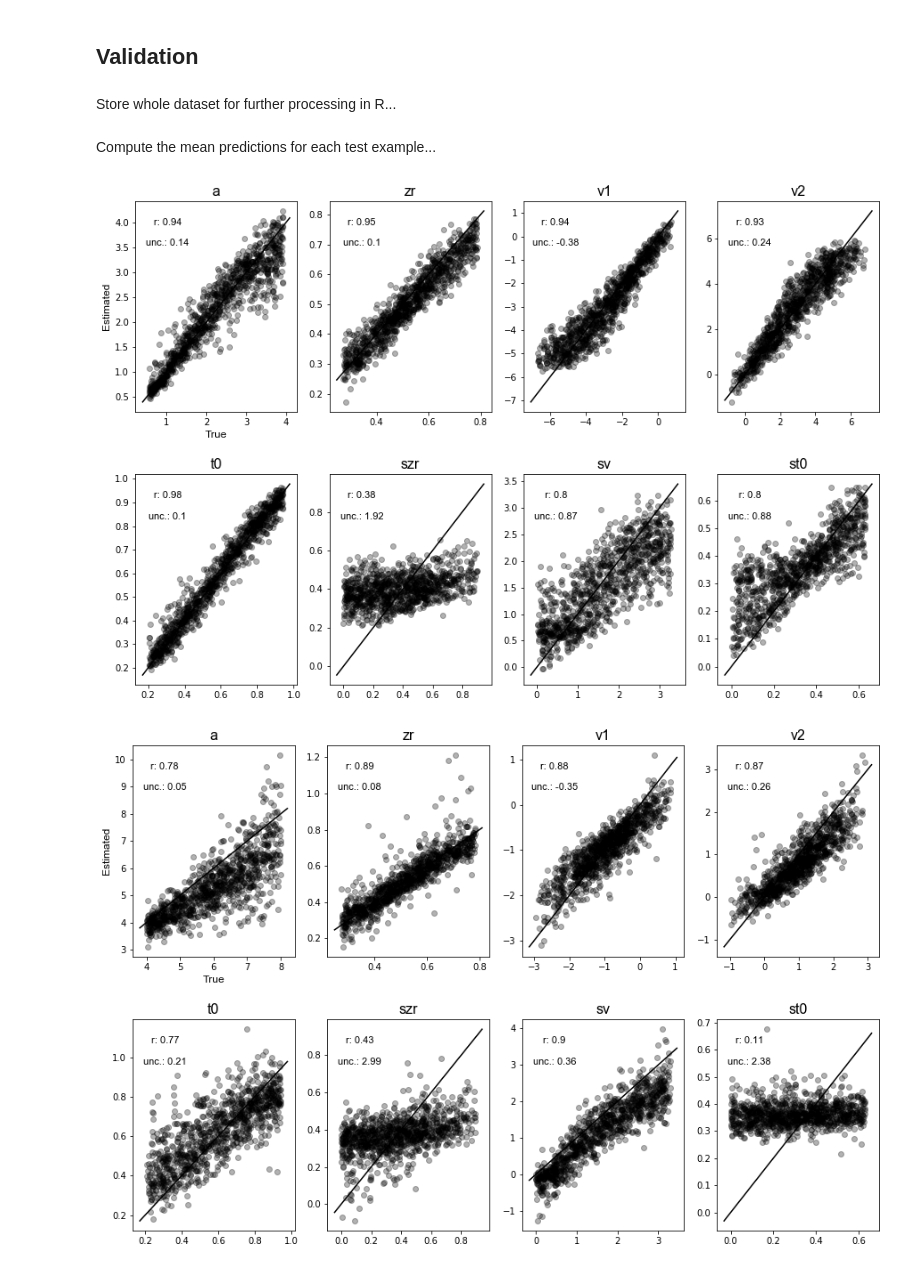
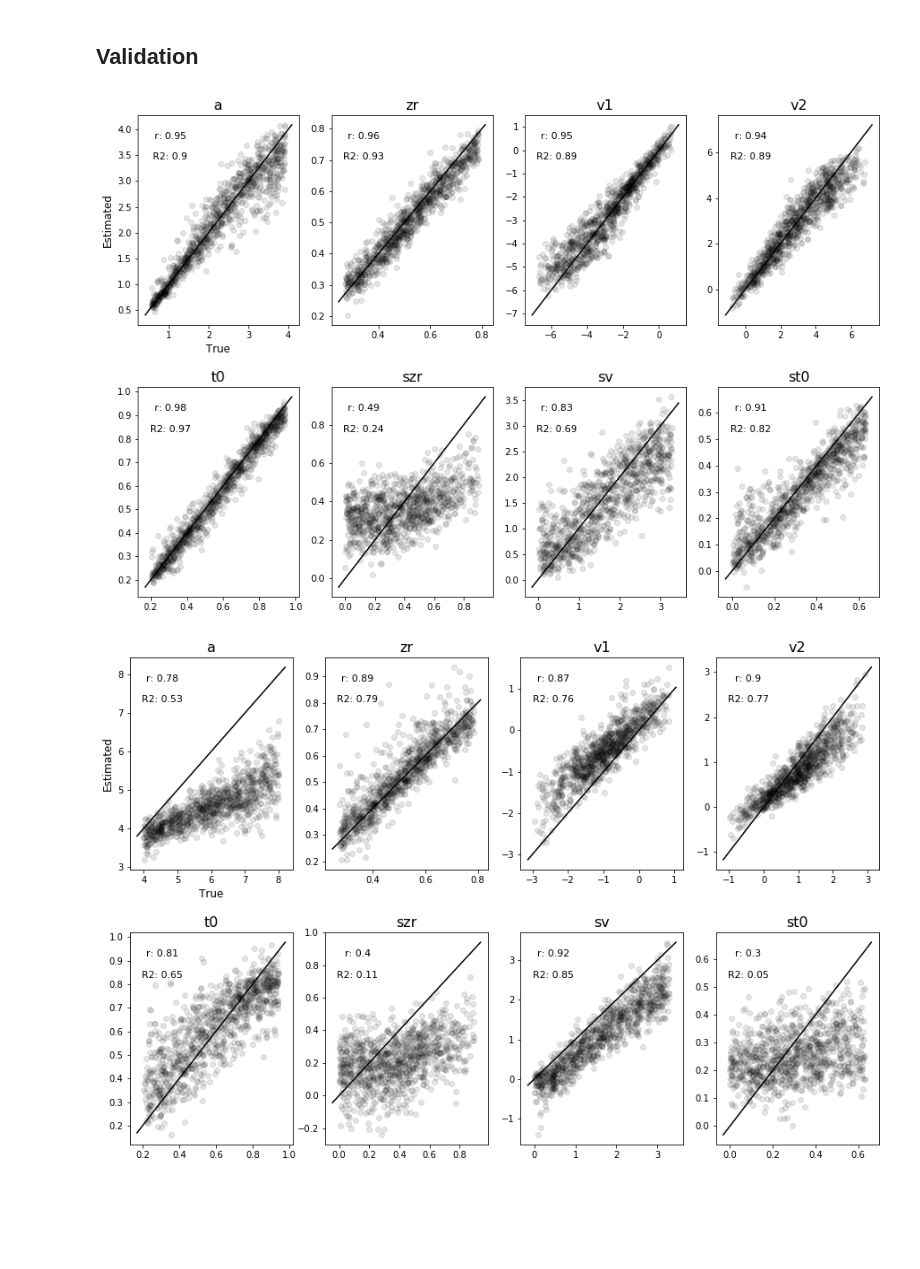
Before and after one commit to mertensu/learning-likelihood, a Jupyter notebook: training_clean.ipynb, the cells around one changed output. Drawn from its saved outputs; the diff is of its cells as text; code cells hidden in the pictures; blank space fills up the shorter version.

```diff
--- a/training_clean.ipynb
+++ b/training_clean.ipynb
@@ -153,16 +154,17 @@ def plot_analytic_vs_est(true, pred, names ,log=True, plot_abline=True,show=True
 
     for i, ax in enumerate(axarr.flat):
 
-        Yerr = np.sqrt(pred[:,i+len(names)])
-        overall_uncertainty = np.round(np.mean(Yerr/true[:,i],axis=0),2)
-        #ax.errorbar(true[:,i], pred[:,i],yerr=Yerr,fmt='o',color='black',linewidth=0.3,alpha=0.5)
-        ax.plot(true[:,i], pred[:,i],marker='o', linewidth=0,alpha=0.3,color='black')
+        #Yerr = np.sqrt(pred[:,i+len(names)])
+        #overall_uncertainty = np.round(np.mean(Yerr/true[:,i],axis=0),2)
+        #ax.errorbar(true[:,i], pred[:,i],yerr=Yerr,fmt='o',color='black',linewidth=0.3,alpha=0.2)
+        ax.plot(true[:,i], pred[:,i],marker='o', linewidth=0,alpha=0.1,color='black')
         #ax.plot(true[:,i], pred[:,i] + np.sqrt(pred[:,i+8]),color='red')
         #ax.plot(true[:,i], pred[:,i] - np.sqrt(pred[:,i+8]),color='green')
         cor = np.round(np.corrcoef(true[:,i],pred[:,i])[0,1],2)
+        r_squared = np.round(1 -(np.var(true[:,i] - pred[:,i])/np.var(true[:,i])),2)
 
         ax.text(0.2,0.9,'r: ' + str(cor),ha='center', va='center', transform=ax.transAxes,**textfont)
-        ax.text(0.2,0.8,'unc.: ' + str(overall_uncertainty),ha='center', va='center', transform=ax.transAxes,**textfont)
+        ax.text(0.2,0.8,'R2: ' + str(r_squared),ha='center', va='center', transform=ax.transAxes,**textfont)
 
         if plot_abline:
             ax.plot(*abline(1, 0, ax),color='black')
@@ -197,7 +199,7 @@ def create_model(n_params, channels, filters, batchnorm = False, training = True
 
     for f in filters[1:]:
         x = keras.layers.Conv1D(f, kernel_size=3, strides=2, activation='relu')(x)
-        x = keras.layers.Dropout(rate=0.2)(x,training=True)
+        #x = keras.layers.Dropout(rate=0.2)(x,training=True)
         if batchnorm:
             x = keras.layers.BatchNormalization()(x,training=training)
 
@@ -215,8 +217,8 @@ deepInference = create_model(n_params=len(paramnames),channels=nchannels,filters
 #deepInference.summary()
 # %%
 deepInference.compile(optimizer=optimizer, loss=heteroscedastic_loss)
-earlystopper = keras.callbacks.EarlyStopping(monitor='val_loss', patience=3, verbose=1)
-checkpointer = keras.callbacks.ModelCheckpoint(checkpoint_path,save_best_only=False,save_weights_only=True,verbose=1)
+earlystopper = keras.callbacks.EarlyStopping(monitor='val_loss', patience=2, verbose=1)
+checkpointer = keras.callbacks.ModelCheckpoint(checkpoint_path,save_best_only=True,verbose=1)
 # %%
 history = deepInference.fit(X_train,
                             y_train,
@@ -250,3 +249,3 @@ def mc_predict(model,Xtest,iters=30):
 # %%
-df_within = mc_predict(deepInference,X_test_clean_within)
-df_out = mc_predict(deepInference,X_test_clean_out)
+pred_within = deepInference.predict(X_test_clean_within)
+pred_out = deepInference.predict(X_test_clean_out)
@@ -256,2 +251,0 @@ df['type'] = np.repeat(['within','out'],30000)
-# %% [markdown]
-Store whole dataset for further processing in R...
@@ -260,2 +251,0 @@ df.to_csv('predictions_clean.csv')
-# %% [markdown]
-Compute the mean predictions for each test example...
@@ -265,18 +252,18 @@ mean_pred_out = df_out.groupby(['num']).mean().values
 # %%
 plot_analytic_vs_est(y_test_clean_within,
-                     mean_pred_within,
+                     pred_within,
                      log=False,
                      names=paramnames,
                      path=PATH,
-                     show=True,filename='img/test.png')
+                     show=True,filename='img/clean_within_diff.png')
 # %% [output]
-[figure, old version]
+[figure, new version]
 # %%
 plot_analytic_vs_est(y_test_clean_out,
-                     mean_pred_out,
+                     pred_out,
                      log=False,
                      names=paramnames,
                      path=PATH,
-                     show=True,filename='img/test2.png')
+                     show=True,filename='img/clean_out_diff.png')
 # %% [output]
-[figure, old version]
+[figure, new version]
```
Also changed, not shown: parts of 11 cells of this notebook, 6 other files.
